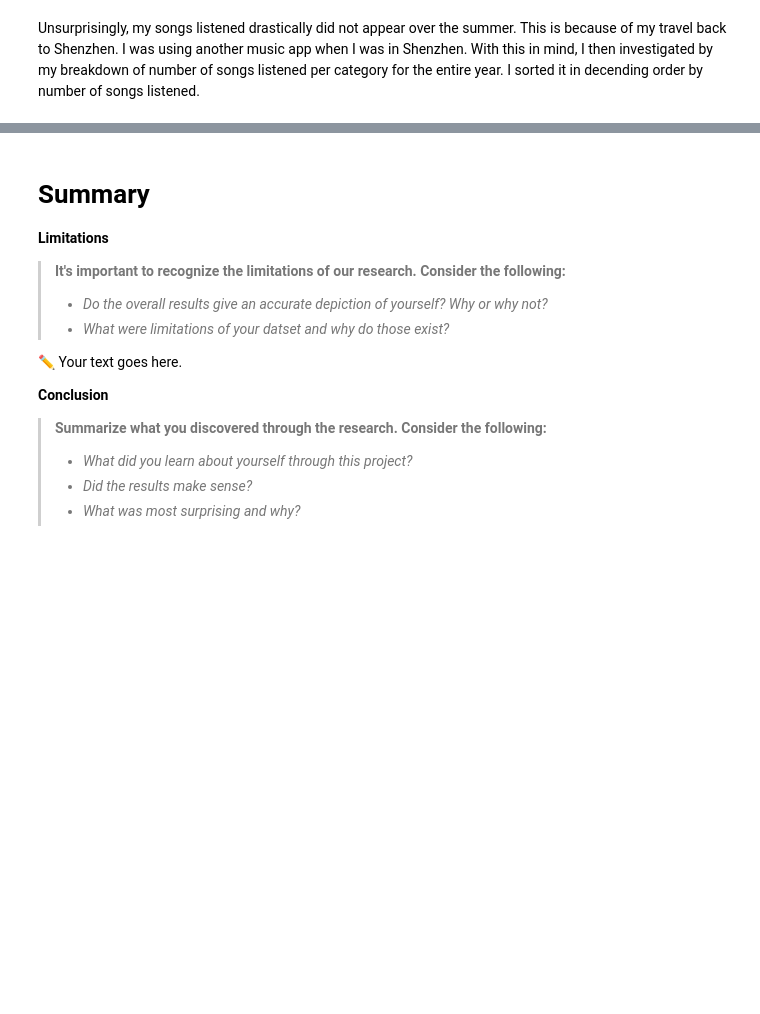
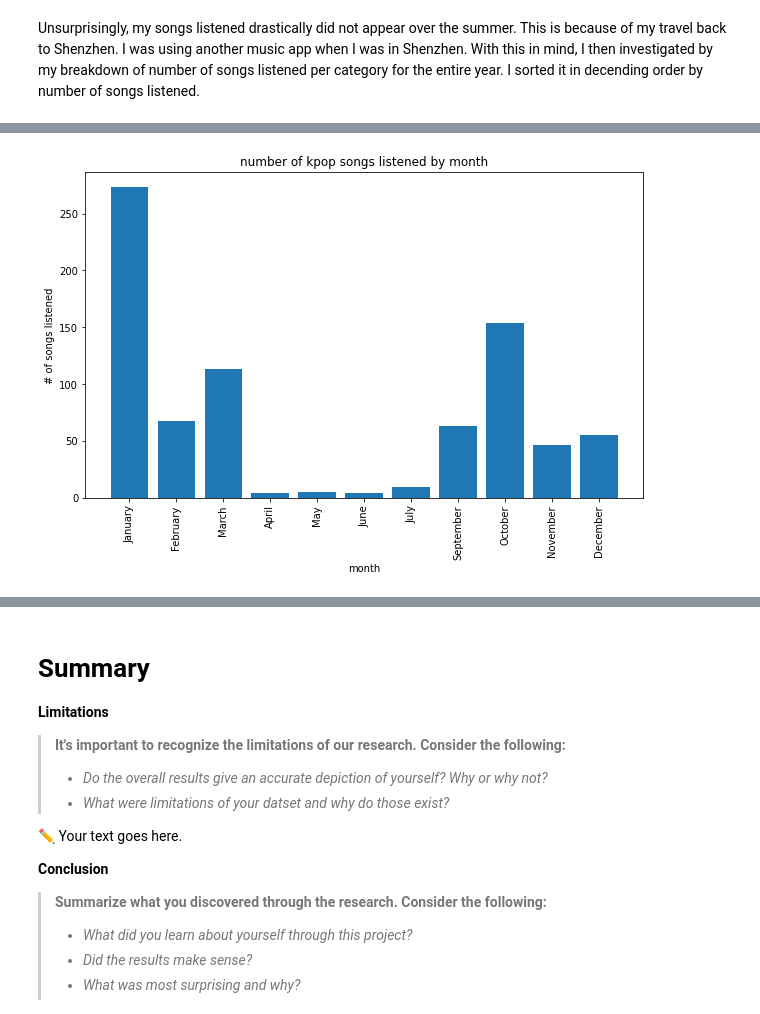
Before and after one commit to aixleft08/Lawrence-s-Project, a Jupyter notebook: project_data_science_ipynb_Lung_Ngok_FUNG.ipynb, the cells around one changed output, grey strips where cells are left out. Saved outputs shown, nothing was run; the diff lists cells and outputs as text; code cells hidden in the pictures; blank space fills up the shorter version.

```diff
--- a/project_data_science_ipynb_Lung_Ngok_FUNG.ipynb
+++ b/project_data_science_ipynb_Lung_Ngok_FUNG.ipynb
@@ -224,0 +302,3 @@ add as many text blocks as necessary to accurately reflect and narrate the story
+# %%
+kpop_df = df_2020.query("genre == 'k-pop'")
+kpop_df.head()
@@ -224,0 +316,8 @@ add as many text blocks as necessary to accurately reflect and narrate the story
+# %%
+kpop_month_df = kpop_df.groupby(['month_name','month'])[['date_streamed']].count()
+kpop_month_df_sorted = kpop_month_df.sort_values(by='month')
+
+# reset_index so i can use column names
+# inplace so i don't have to create a new df
+kpop_month_df_sorted.reset_index(inplace=True)
+kpop_month_df_sorted
@@ -224,0 +341,21 @@ add as many text blocks as necessary to accurately reflect and narrate the story
+# %%
+# bar chart
+
+# plot size
+plt.figure(figsize=(10,6))
+
+# plot type and data
+plt.bar(
+kpop_month_df_sorted['month_name'],
+kpop_month_df_sorted['date_streamed'])
+
+# labels
+plt.xticks(rotation=90)
+plt.title('number of kpop songs listened by month')
+plt.ylabel('# of songs listened')
+plt.xlabel('month')
+
+# display plot
+plt.show()
+# %% [output]
+[figure, added]
```
Also changed, not shown: parts of 16 cells of this notebook.
